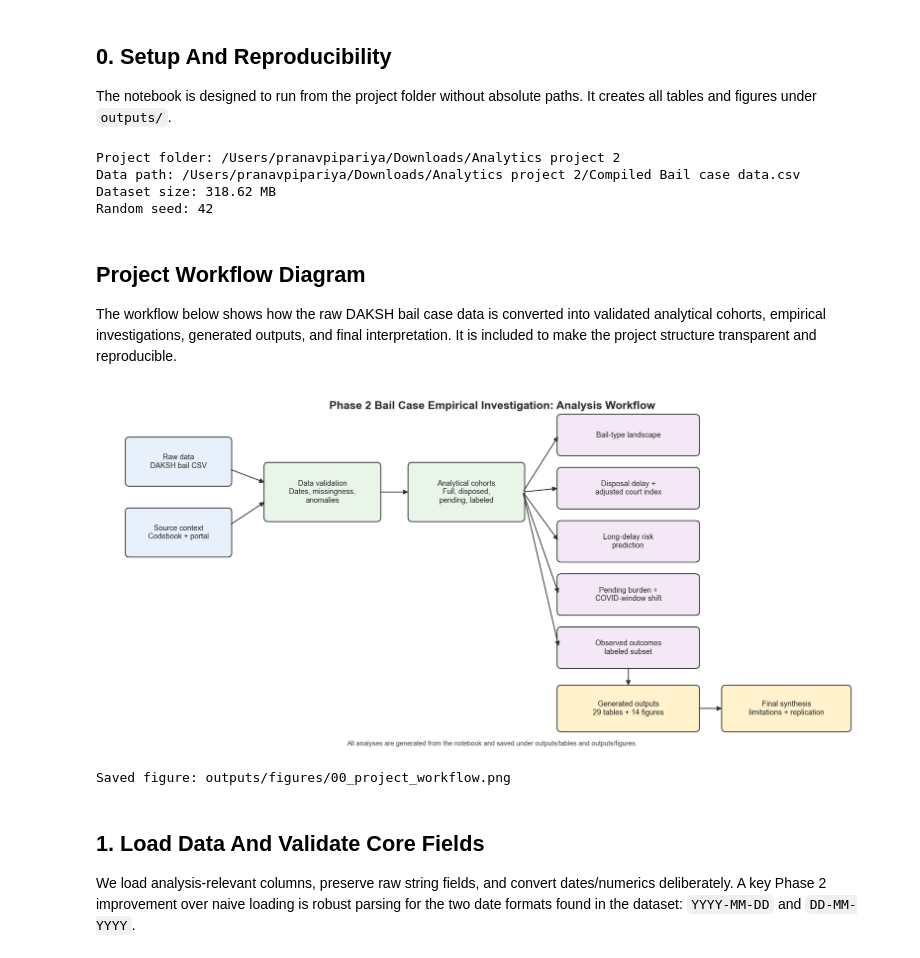
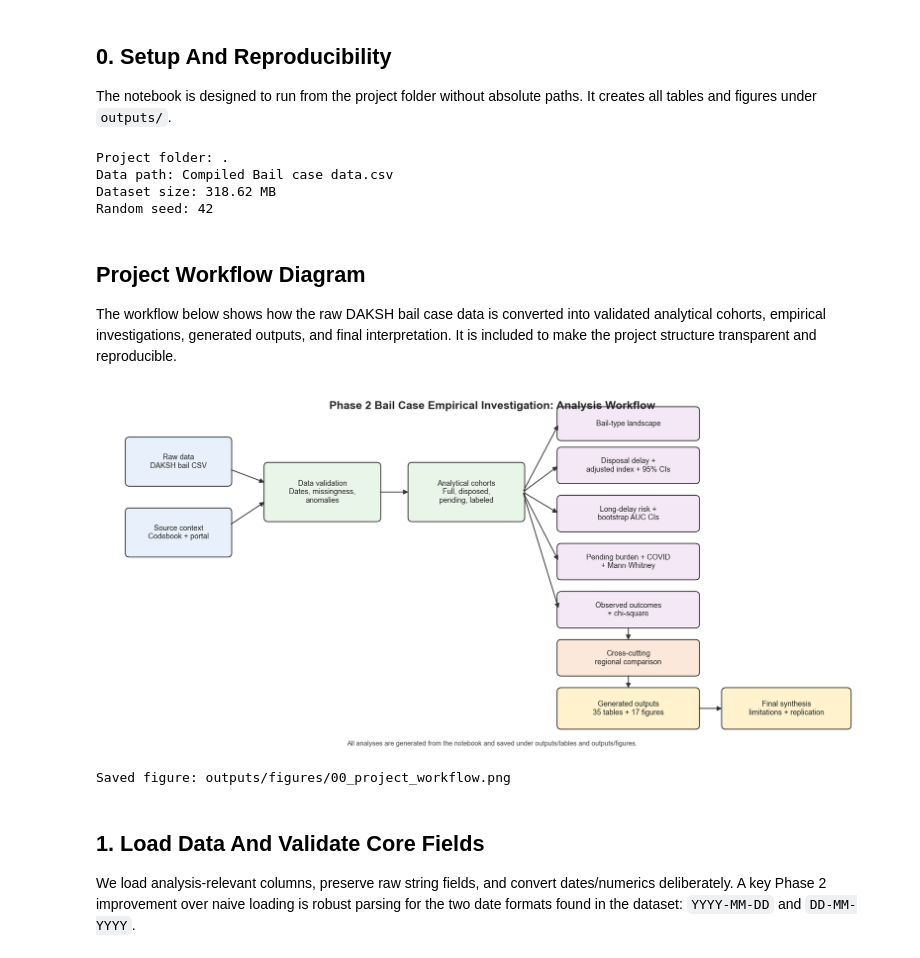
Before and after one commit to PranavPipariya/HSL530, a Jupyter notebook: Phase2_Bail_Empirical_Investigation.ipynb, the cells around one changed output. Saved outputs shown, nothing was run; the diff lists cells and outputs as text; code cells hidden in the pictures.

```diff
--- a/Phase2_Bail_Empirical_Investigation.ipynb
+++ b/Phase2_Bail_Empirical_Investigation.ipynb
@@ -75,6 +77,7 @@ import pandas as pd
 import matplotlib.pyplot as plt
 import seaborn as sns
 from IPython.display import display, Markdown
+from scipy import stats as scipy_stats
 
 warnings.filterwarnings("ignore", category=FutureWarning)
 
@@ -105,13 +108,18 @@ DATA_PATH = next((p for p in candidate_paths if p.exists()), None)
 if DATA_PATH is None:
     raise FileNotFoundError("Could not locate Compiled Bail case data.csv.")
 
-print(f"Project folder: {PROJECT_DIR}")
-print(f"Data path: {DATA_PATH}")
+try:
+    data_path_display = DATA_PATH.relative_to(PROJECT_DIR)
+except ValueError:
+    data_path_display = DATA_PATH.name
+
+print("Project folder: .")
+print(f"Data path: {data_path_display}")
 print(f"Dataset size: {DATA_PATH.stat().st_size / (1024**2):,.2f} MB")
 print(f"Random seed: {RANDOM_SEED}")
 # %% [output]
-Project folder: /Users/pranavpipariya/Downloads/Analytics project 2
-Data path: /Users/pranavpipariya/Downloads/Analytics project 2/Compiled Bail case data.csv
+Project folder: .
+Data path: Compiled Bail case data.csv
 Dataset size: 318.62 MB
 Random seed: 42
 # %% [markdown]
@@ -133,13 +141,14 @@ def draw_workflow_diagram():
         "codebook": (0.5, 3.8, 2.0, 0.9, "Source context\nCodebook + portal"),
         "clean": (3.2, 4.5, 2.2, 1.1, "Data validation\nDates, missingness,\nanomalies"),
         "cohorts": (6.0, 4.5, 2.2, 1.1, "Analytical cohorts\nFull, disposed,\npending, labeled"),
-        "inv1": (8.9, 5.8, 2.7, 0.75, "Bail-type landscape"),
-        "inv2": (8.9, 4.75, 2.7, 0.75, "Disposal delay +\nadjusted court index"),
-        "inv3": (8.9, 3.7, 2.7, 0.75, "Long-delay risk\nprediction"),
-        "inv4": (8.9, 2.65, 2.7, 0.75, "Pending burden +\nCOVID-window shift"),
-        "inv5": (8.9, 1.6, 2.7, 0.75, "Observed outcomes\nlabeled subset"),
-        "outputs": (8.9, 0.35, 2.7, 0.85, "Generated outputs\n29 tables + 14 figures"),
-        "interpret": (12.1, 0.35, 2.45, 0.85, "Final synthesis\nlimitations + replication"),
+        "inv1": (8.9, 6.10, 2.7, 0.60, "Bail-type landscape"),
+        "inv2": (8.9, 5.25, 2.7, 0.65, "Disposal delay +\nadjusted index + 95% CIs"),
+        "inv3": (8.9, 4.30, 2.7, 0.65, "Long-delay risk +\nbootstrap AUC CIs"),
+        "inv4": (8.9, 3.35, 2.7, 0.65, "Pending burden + COVID\n+ Mann-Whitney"),
+        "inv5": (8.9, 2.40, 2.7, 0.65, "Observed outcomes\n+ chi-square"),
+        "regional": (8.9, 1.45, 2.7, 0.65, "Cross-cutting\nregional comparison"),
+        "outputs": (8.9, 0.40, 2.7, 0.75, "Generated outputs\n35 tables + 17 figures"),
+        "interpret": (12.1, 0.40, 2.45, 0.75, "Final synthesis\nlimitations + replication"),
     }
 
     colors = {
@@ -147,6 +156,7 @@ def draw_workflow_diagram():
         "codebook": "#E8F1FB",
         "clean": "#EAF5EA",
         "cohorts": "#EAF5EA",
+        "regional": "#FBE8DA",
         "outputs": "#FFF2CC",
         "interpret": "#FFF2CC",
     }
@@ -195,37 +205,39 @@ def draw_workflow_diagram():
     for target in ["inv1", "inv2", "inv3", "inv4", "inv5"]:
         connect("cohorts", target)
     inv5_x, inv5_y, inv5_w, _, _ = nodes["inv5"]
+    reg_x, reg_y, reg_w, reg_h, _ = nodes["regional"]
+    connect_points((inv5_x + inv5_w / 2, inv5_y), (reg_x + reg_w / 2, reg_y + reg_h))
     out_x, out_y, out_w, out_h, _ = nodes["outputs"]
-    connect_points((inv5_x + inv5_w / 2, inv5_y), (out_x + out_w / 2, out_y + out_h))
+    connect_points((reg_x + reg_w / 2, reg_y), (out_x + out_w / 2, out_y + out_h))
     connect("outputs", "interpret")
 
     ax.text(
         7.6, 6.75,
         "Phase 2 Bail Case Empirical Investigation: Analysis Workflow",
         ha="center",
         va="center",
         fontsize=15,
         fontweight="bold",
     )
     ax.text(
         7.6, 0.08,
         "All analyses are generated from the notebook and saved under outputs/tables and outputs/figures.",
         ha="center",
         va="center",
         fontsize=9,
         color="#444444",
     )
     plt.tight_layout()
     return fig
 
 
 fig = draw_workflow_diagram()
 workflow_path = FIG_DIR / "00_project_workflow.png"
 fig.savefig(workflow_path, bbox_inches="tight", dpi=180)
 plt.show()
 print(f"Saved figure: {workflow_path.relative_to(PROJECT_DIR)}")
 # %% [output]
-[figure, old version]
+[figure, new version]
 Saved figure: outputs/figures/00_project_workflow.png
 # %% [markdown]
 ## 1. Load Data And Validate Core Fields
```
Also changed, not shown: parts of 23 cells of this notebook, 21 other files.
